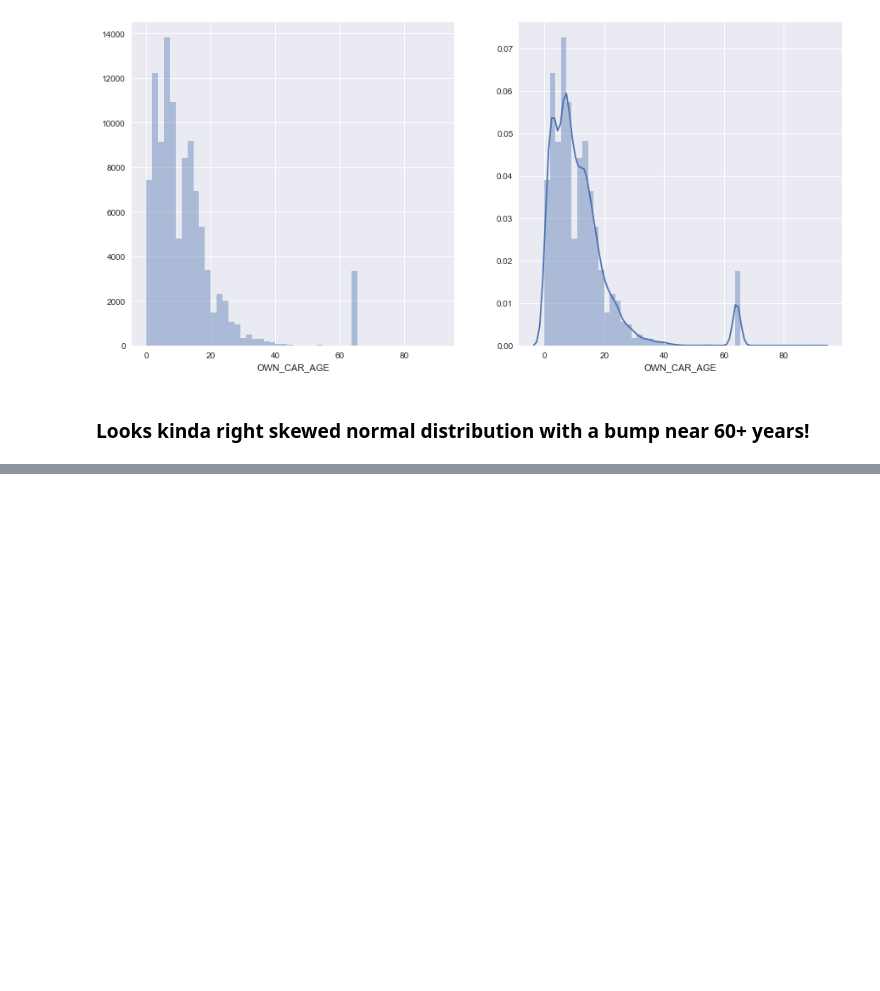
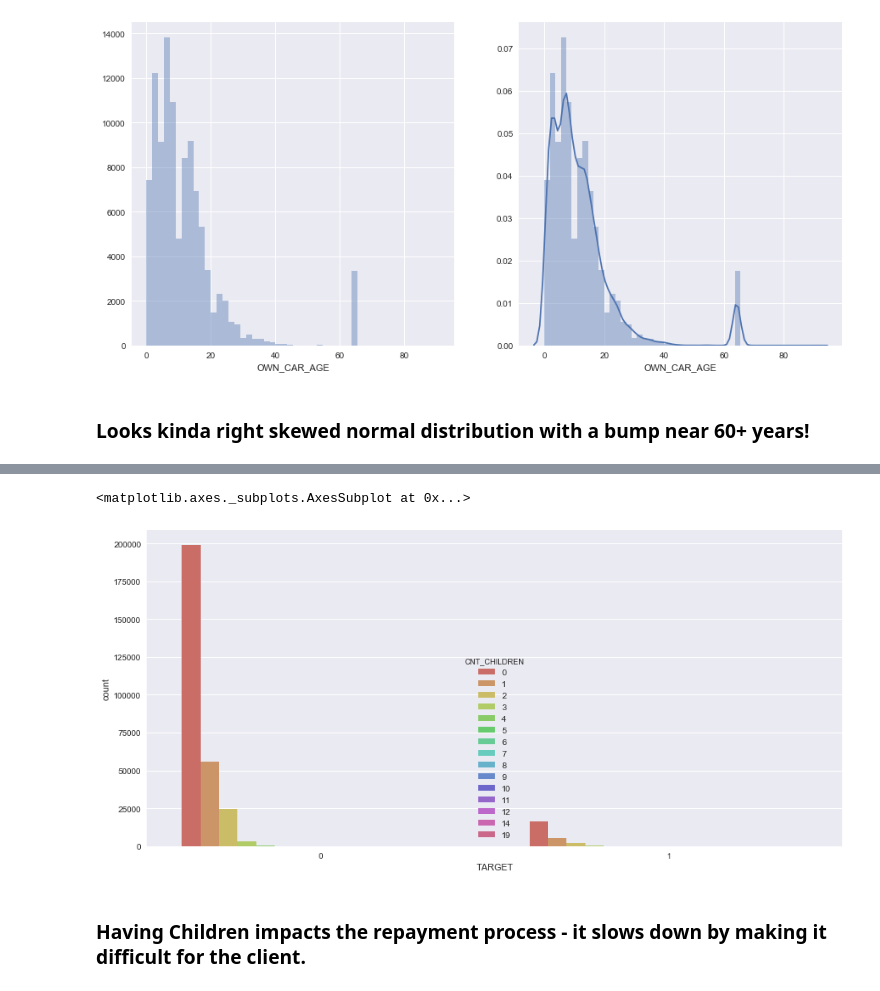
Before and after one commit to rakshithvasudev/Home-Credit-Default-Risk, a Jupyter notebook: EDA/Exploratory Data Analysis - Application Train.ipynb, the cells around one changed output, grey strips where cells are left out. Cells and saved outputs as stored; diff of their text form; code cells hidden in the pictures; blank space fills up the shorter version.

```diff
--- a/EDA/Exploratory Data Analysis - Application Train.ipynb
+++ b/EDA/Exploratory Data Analysis - Application Train.ipynb
@@ -176,0 +187,8 @@ sns.distplot(train['OWN_CAR_AGE'].dropna(),norm_hist=False,kde=True)
+# %%
+fig, ax = plt.subplots(figsize=(15,7))
+sns.countplot(x='TARGET',hue='CNT_CHILDREN',data=train,palette="hls")
+# %% [output]
+<matplotlib.axes._subplots.AxesSubplot at 0x...>
+[figure, added]
+# %% [markdown]
+### Having Children impacts the repayment process - it slows down by making it difficult for the client.
```
Also changed, not shown: parts of 3 cells of this notebook.
